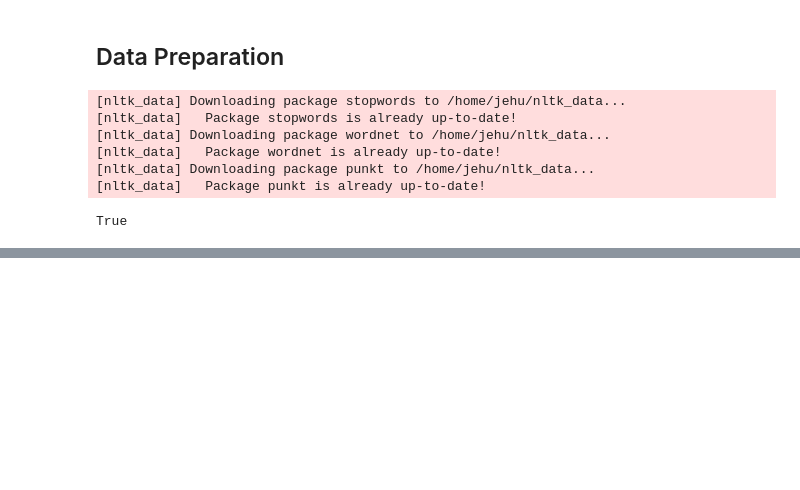
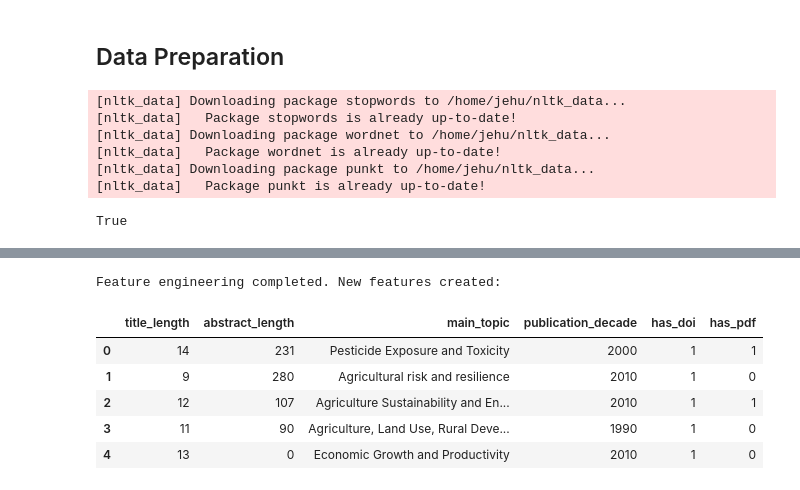
Before and after one commit to jehumtine/AcademicJournalClassifier, a Jupyter notebook: notebooks/Classifying Journal Articles.ipynb, the cells around one changed output, grey strips where cells are left out. Drawn from its saved outputs; the diff is of its cells as text; code cells hidden in the pictures; blank space fills up the shorter version.

```diff
--- a/notebooks/Classifying Journal Articles.ipynb
+++ b/notebooks/Classifying Journal Articles.ipynb
@@ -239,6 +243,9 @@ nltk.download('punkt')
 [nltk_data]   Package punkt is already up-to-date!
 True
 # %%
+# Load the dataset
+df = pd.read_csv('../data/vision2030_corpus.csv')
+
 # Check the percentage of missing values for each column
 missing_percentage = (df.isnull().sum() / len(df)) * 100
 print("Missing Value Percentage:\n", missing_percentage)
@@ -247,18 +254,18 @@ print("Missing Value Percentage:\n", missing_percentage)
 text_columns = ['title', 'abstract', 'authors']
 for col in text_columns:
     if col in df.columns:
-        df[col].fillna('', inplace=True)
+        df.fillna({col: ''}, inplace=True)
 
 # For categorical columns, we'll fill with 'Unknown'
 categorical_columns = ['journal', 'topics', 'provenance_sources']
 for col in categorical_columns:
     if col in df.columns:
-        df[col].fillna('Unknown', inplace=True)
+        df.fillna({col: 'Unknown'}, inplace=True)
 
 # For published date, we'll extract year and handle missing values
 df['published'] = pd.to_datetime(df['published'], errors='coerce')
 df['published_year'] = df['published'].dt.year
-df['published_year'].fillna(df['published_year'].median(), inplace=True)
+df.fillna({'published_year': df['published_year'].median()}, inplace=True)
 
 print("\nMissing values after treatment:\n", df.isnull().sum())
 # %% [output]
@@ -299,0 +327,34 @@ For example, when doing 'df[col].method(value, inplace=True)', try using 'df.met
+# %%
+# Create text-based features
+df['title_length'] = df['title'].apply(lambda x: len(str(x).split()))
+df['abstract_length'] = df['abstract'].apply(lambda x: len(str(x).split()))
+df['total_text_length'] = df['title_length'] + df['abstract_length']
+
+# Extract key topics from the topics column
+def extract_main_topic(topics_str):
+    if pd.isna(topics_str) or topics_str == 'Unknown':
+        return 'General'
+    topics_list = topics_str.split(';')
+    return topics_list[0] if topics_list else 'General'
+
+df['main_topic'] = df['topics'].apply(extract_main_topic)
+
+# Create publication decade feature
+df['publication_decade'] = ((df['published_year'] // 10) * 10).round().astype(int)
+
+# Check if paper has DOI
+df['has_doi'] = df['doi'].notna().astype(int)
+
+# Check if paper has PDF URL
+df['has_pdf'] = df['pdf_url'].notna().astype(int)
+
+print("Feature engineering completed. New features created:")
+display(df[['title_length', 'abstract_length', 'main_topic', 'publication_decade', 'has_doi', 'has_pdf']].head())
+# %% [output]
+Feature engineering completed. New features created:
+|  | title_length | abstract_length | main_topic | publication_decade | has_doi | has_pdf |
+| 0 | 14 | 231 | Pesticide Exposure and Toxicity | 2000 | 1 | 1 |
+| 1 | 9 | 280 | Agricultural risk and resilience | 2010 | 1 | 0 |
+| 2 | 12 | 107 | Agriculture Sustainability and En... | 2010 | 1 | 1 |
+| 3 | 11 | 90 | Agriculture, Land Use, Rural Deve... | 1990 | 1 | 0 |
+| 4 | 13 | 0 | Economic Growth and Productivity | 2010 | 1 | 0 |
```
Also changed, not shown: parts of 4 cells of this notebook.
